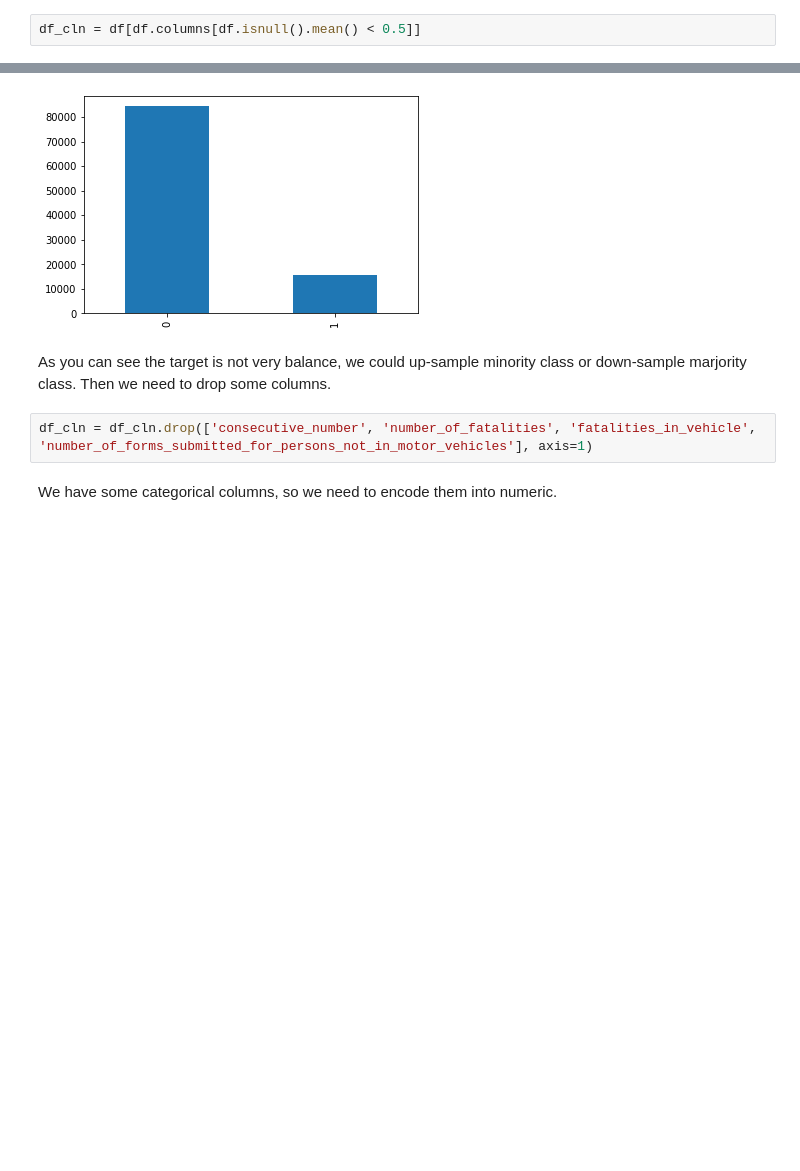
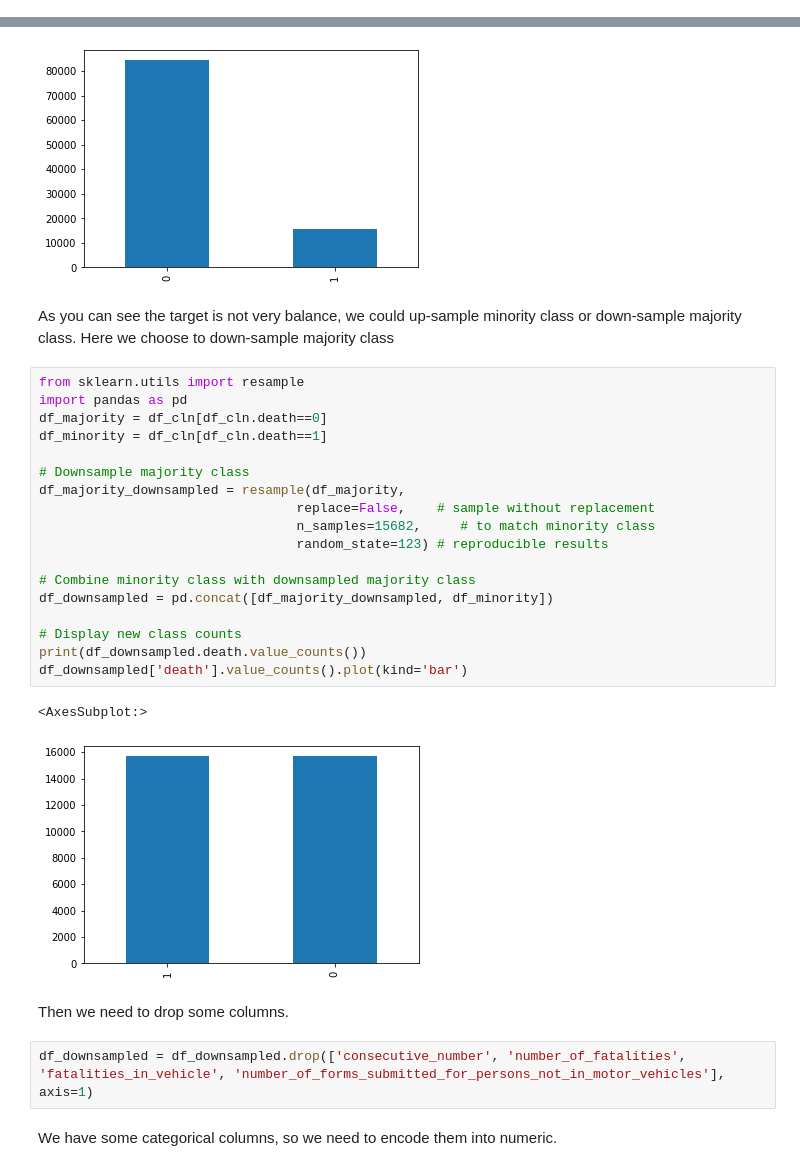
Before and after one commit to ruqianq/NHTSA_FARS_Data_Analysis, a Jupyter notebook: NHTSA_FARS_2015.ipynb, the cells around one changed output, grey strips where cells are left out. Cells and saved outputs as stored; diff of their text form; blank space fills up the shorter version.

Commit message:
add resample

```diff
--- a/NHTSA_FARS_2015.ipynb
+++ b/NHTSA_FARS_2015.ipynb
@@ -79,5 +77,3 @@ We will only keep column has less than 50% of missing data points
-# %%
-df_cln = df[df.columns[df.isnull().mean() < 0.5]]
 # %% [markdown]
 Now we need to create our target. The target is calculated from the number of total fatalities of the crash minus fatalities in the car. If the number bigger than 0, the speeding crash result in people death outside of vehicle, vise versa.
 # %%
@@ -91,10 +87,32 @@ Name: death, dtype: int64
 <AxesSubplot:>
 [figure]
 # %% [markdown]
-As you can see the target is not very balance, we could up-sample minority class or down-sample marjority class.
-Then we need to drop some columns.
+As you can see the target is not very balance, we could up-sample minority class or down-sample majority class. Here we choose to down-sample majority class
+# %%
+from sklearn.utils import resample
+import pandas as pd
+df_majority = df_cln[df_cln.death==0]
+df_minority = df_cln[df_cln.death==1]
+
+# Downsample majority class
+df_majority_downsampled = resample(df_majority,
+                                 replace=False,    # sample without replacement
+                                 n_samples=15682,     # to match minority class
+                                 random_state=123) # reproducible results
+
+# Combine minority class with downsampled majority class
+df_downsampled = pd.concat([df_majority_downsampled, df_minority])
+
+# Display new class counts
+print(df_downsampled.death.value_counts())
+df_downsampled['death'].value_counts().plot(kind='bar')
+# %% [output]
+<AxesSubplot:>
+[figure, added]
+# %% [markdown]
+Then we need to drop some columns.
 # %%
-df_cln = df_cln.drop(['consecutive_number', 'number_of_fatalities', 'fatalities_in_vehicle', 'number_of_forms_submitted_for_persons_not_in_motor_vehicles'], axis=1)
+df_downsampled = df_downsampled.drop(['consecutive_number', 'number_of_fatalities', 'fatalities_in_vehicle', 'number_of_forms_submitted_for_persons_not_in_motor_vehicles'], axis=1)
 # %% [markdown]
 We have some categorical columns, so we need to encode them into numeric.
 # %%
```
Also changed, not shown: parts of 10 cells of this notebook.
